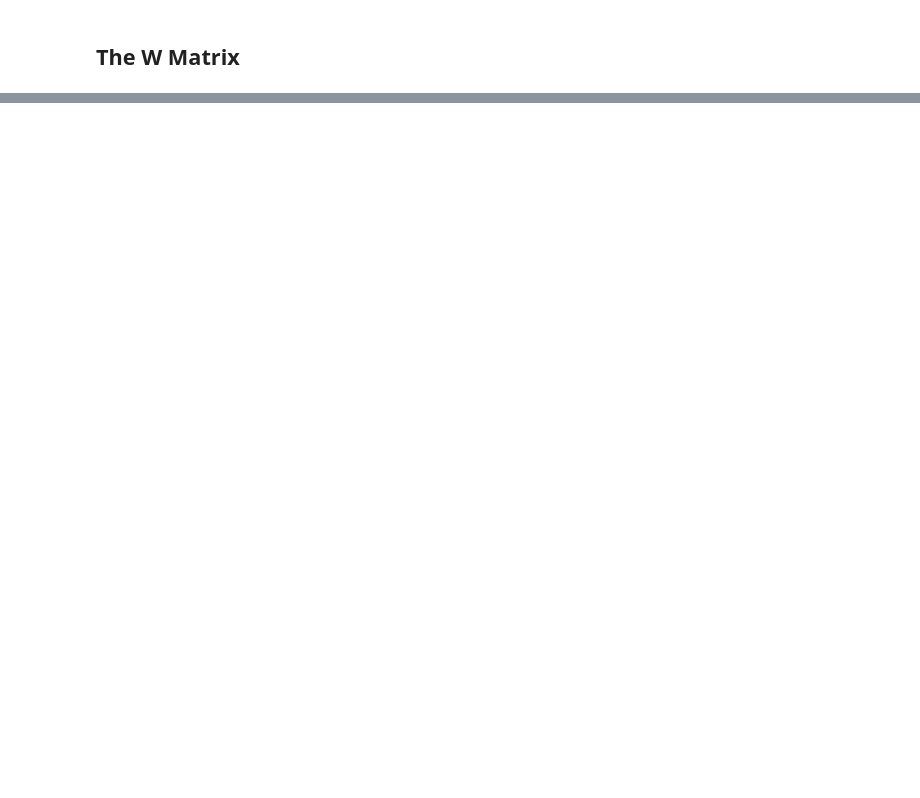
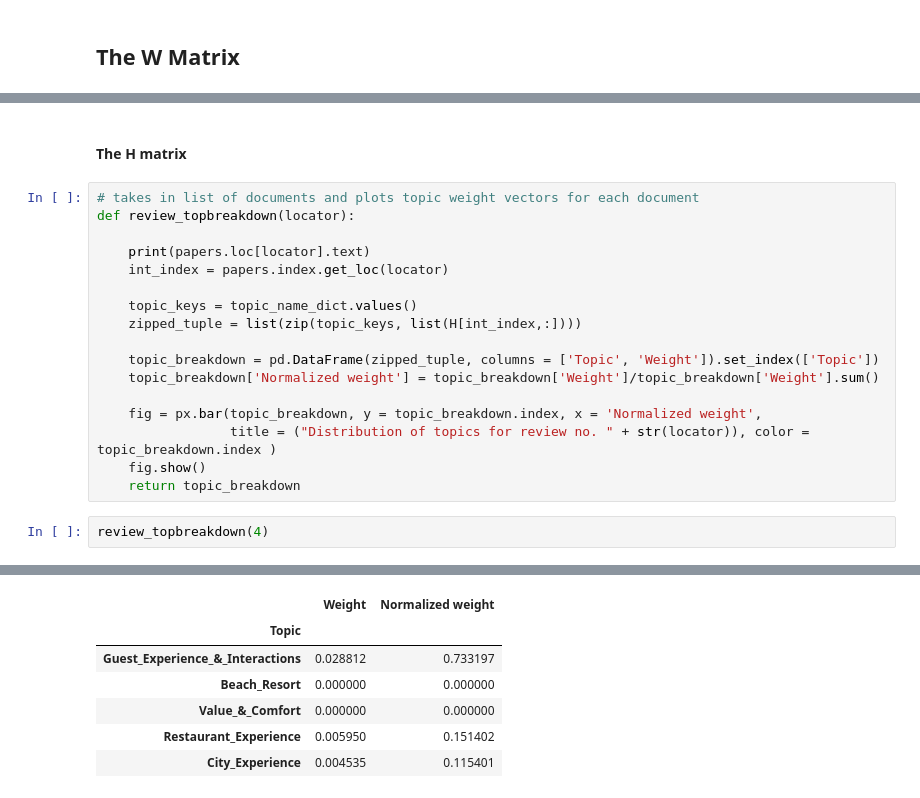
Before and after one commit to wasih790/Hotel_Sentiment_Analysis, a Jupyter notebook: Topic Modeling/Topic Model.ipynb, the cells around one changed output, grey strips where cells are left out. Cells and saved outputs as stored; diff of their text form; blank space fills up the shorter version.

```diff
--- a/Topic Modeling/Topic Model.ipynb
+++ b/Topic Modeling/Topic Model.ipynb
@@ -159,0 +185,22 @@ topic_name_dict = {0:'Guest_Experience_&_Interactions', 1:'Beach_Resort', 2:' Va
+# %% [markdown]
+#### The H matrix
+# %%
+# takes in list of documents and plots topic weight vectors for each document
+def review_topbreakdown(locator):
+
+    print(papers.loc[locator].text)
+    int_index = papers.index.get_loc(locator)
+
+    topic_keys = topic_name_dict.values()
+    zipped_tuple = list(zip(topic_keys, list(H[int_index,:])))
+
+    topic_breakdown = pd.DataFrame(zipped_tuple, columns = ['Topic', 'Weight']).set_index(['Topic'])
+    topic_breakdown['Normalized weight'] = topic_breakdown['Weight']/topic_breakdown['Weight'].sum()
+
+    fig = px.bar(topic_breakdown, y = topic_breakdown.index, x = 'Normalized weight',
+                 title = ("Distribution of topics for review no. " + str(locator)), color = topic_breakdown.index )
+    fig.show()
+    return topic_breakdown
+# %%
+review_topbreakdown(4)
+# %% [output]
@@ -159,0 +209,7 @@ topic_name_dict = {0:'Guest_Experience_&_Interactions', 1:'Beach_Resort', 2:' Va
+|  | Weight | Normalized weight |
+| Topic |  |  |
+| Guest_Experience_&_Interactions | 0.028812 | 0.733197 |
+| Beach_Resort | 0.000000 | 0.000000 |
+| Value_&_Comfort | 0.000000 | 0.000000 |
+| Restaurant_Experience | 0.005950 | 0.151402 |
+| City_Experience | 0.004535 | 0.115401 |
```
Also changed, not shown: parts of 19 cells of this notebook.
